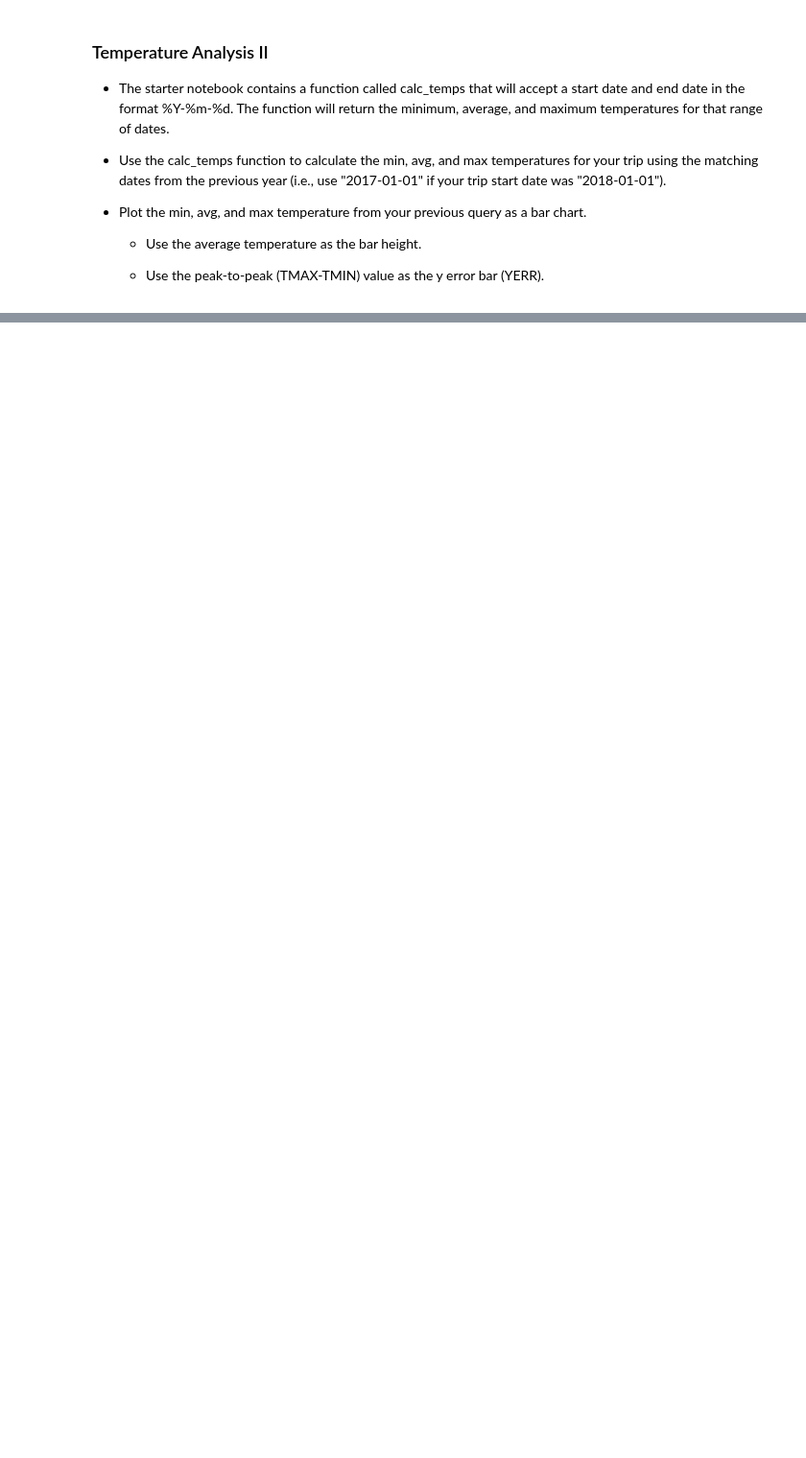
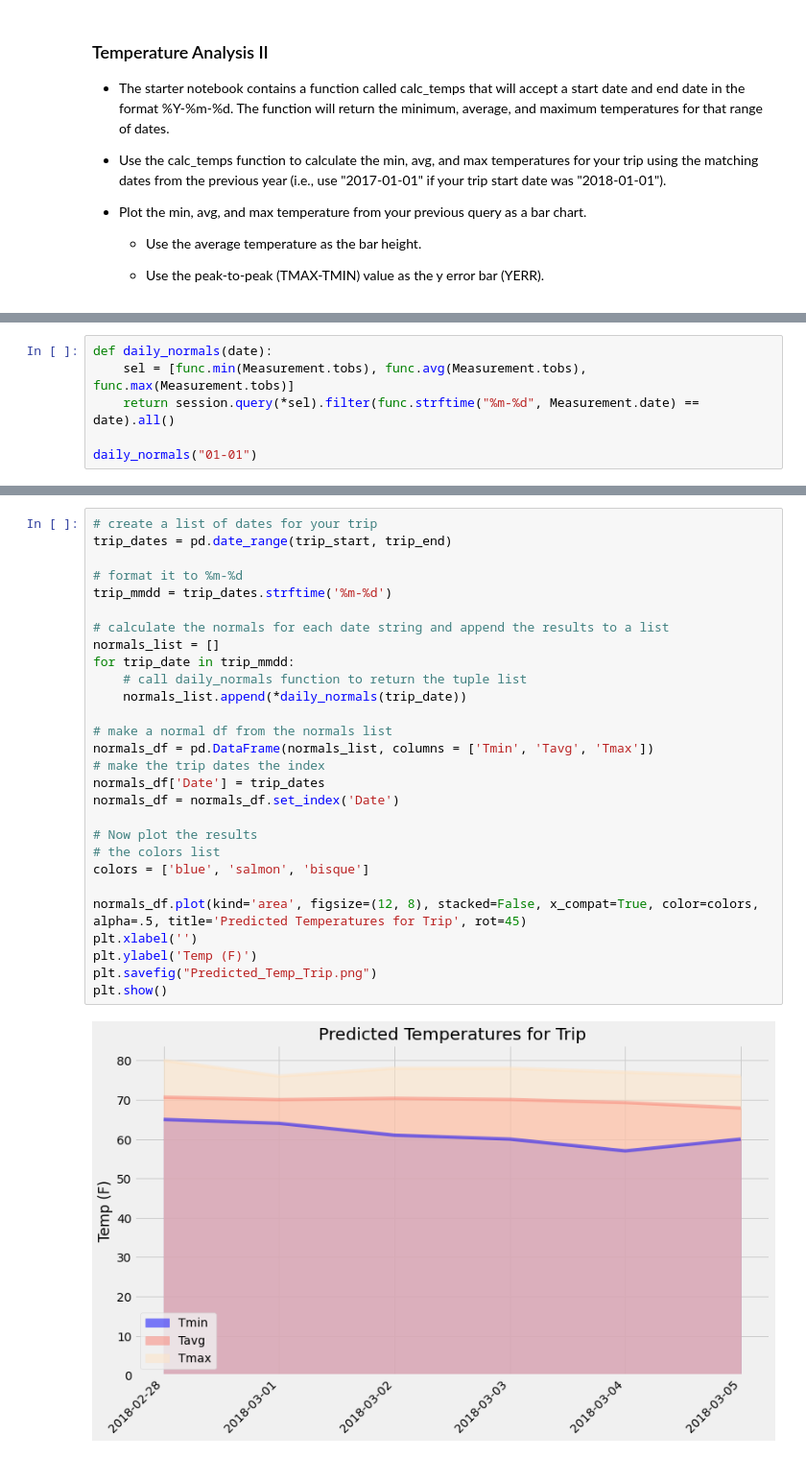
Before and after one commit to eatingsoup1986/sqlalchemy_challenge, a Jupyter notebook: climate_starter.ipynb, the cells around one changed output, grey strips where cells are left out. Shown: that part at 96% size. Saved outputs shown, nothing was run; the diff lists cells and outputs as text; blank space fills up the shorter version.

```diff
--- a/climate_starter.ipynb
+++ b/climate_starter.ipynb
@@ -299,0 +280,6 @@ NameError: name 'tavg' is not defined
+# %%
+def daily_normals(date):
+    sel = [func.min(Measurement.tobs), func.avg(Measurement.tobs), func.max(Measurement.tobs)]
+    return session.query(*sel).filter(func.strftime("%m-%d", Measurement.date) == date).all()
+
+daily_normals("01-01")
@@ -299,0 +302,30 @@ NameError: name 'tavg' is not defined
+# %%
+# create a list of dates for your trip
+trip_dates = pd.date_range(trip_start, trip_end)
+
+# format it to %m-%d
+trip_mmdd = trip_dates.strftime('%m-%d')
+
+# calculate the normals for each date string and append the results to a list
+normals_list = []
+for trip_date in trip_mmdd:
+    # call daily_normals function to return the tuple list
+    normals_list.append(*daily_normals(trip_date))
+
+# make a normal df from the normals list
+normals_df = pd.DataFrame(normals_list, columns = ['Tmin', 'Tavg', 'Tmax'])
+# make the trip dates the index
+normals_df['Date'] = trip_dates
+normals_df = normals_df.set_index('Date')
+
+# Now plot the results
+# the colors list
+colors = ['blue', 'salmon', 'bisque']
+
+normals_df.plot(kind='area', figsize=(12, 8), stacked=False, x_compat=True, color=colors, alpha=.5, title='Predicted Temperatures for Trip', rot=45)
+plt.xlabel('')
+plt.ylabel('Temp (F)')
+plt.savefig("Predicted_Temp_Trip.png")
+plt.show()
+# %% [output]
+[figure, added]
```
Also changed, not shown: parts of 11 cells of this notebook, 1 other file.
